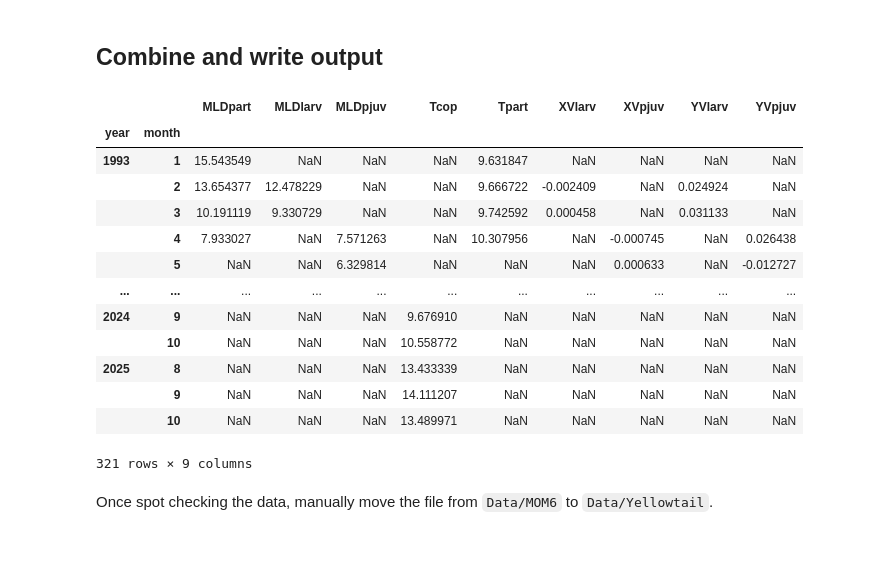
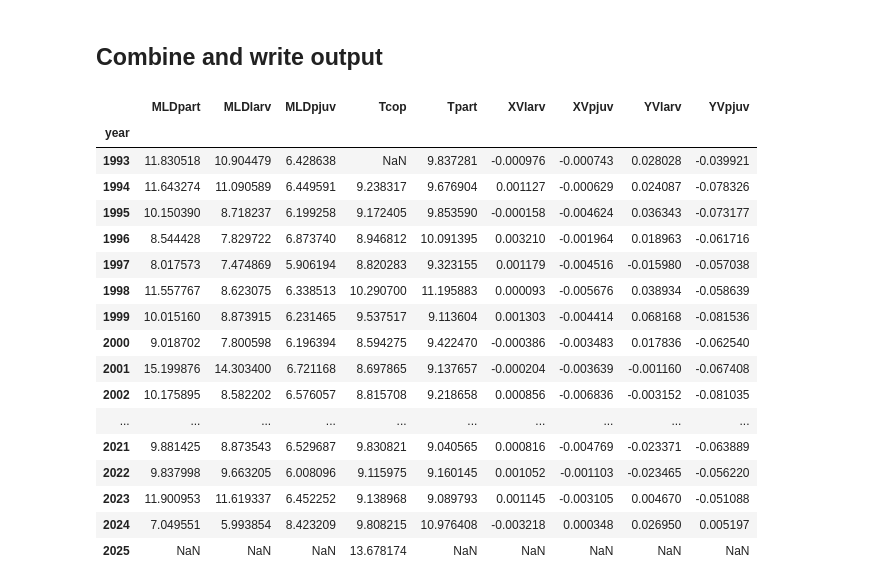
Before and after one commit to mfeddern/OceanModelIndexComparison, a Jupyter notebook: OcModels/Src/brooke_notebooks/03-blh-process-yellowtail-MOM6.ipynb, the cells around one changed output. Saved outputs shown, nothing was run; the diff lists cells and outputs as text; code cells hidden in the pictures; blank space fills up the shorter version.

```diff
--- a/OcModels/Src/brooke_notebooks/03-blh-process-yellowtail-MOM6.ipynb
+++ b/OcModels/Src/brooke_notebooks/03-blh-process-yellowtail-MOM6.ipynb
@@ -294,8 +280,8 @@ Runtime: 0.02 minutes
 Runtime: 0.0 minutes
 # %%
 # temperatures
-Tcop = annual_mean_3d(ds_temp, ds_depth, "thetao", "Tcop", lifestage_dict['cop'], False, monthly_mean)
-Tpart = annual_mean_3d(ds_temp, ds_depth, "thetao", "Tpart", lifestage_dict['part'], False, monthly_mean)
+Tcop = annual_mean_3d(ds_temp, ds_depth, "thetao", "Tcop", lifestage_dict['cop'], False)
+Tpart = annual_mean_3d(ds_temp, ds_depth, "thetao", "Tpart", lifestage_dict['part'], False)
 # %% [output]
 ---Tcop---
 5549406720 records with dimensions (384, 52, 815, 341)
@@ -312,7 +298,7 @@ Runtime: 16.7 minutes
 # %%
 # X sea water velocities
-XVlarv = annual_mean_3d(ds_xv, ds_depth, "uo_rotate", "XVlarv", lifestage_dict['larv'], False, monthly_mean)
-XVpjuv = annual_mean_3d(ds_xv, ds_depth, "uo_rotate", "XVpjuv", lifestage_dict['pjuv'], False, monthly_mean)
+XVlarv = annual_mean_3d(ds_xv, ds_depth, "uo_rotate", "XVlarv", lifestage_dict['larv'], False)
+XVpjuv = annual_mean_3d(ds_xv, ds_depth, "uo_rotate", "XVpjuv", lifestage_dict['pjuv'], False)
 # %% [output]
 ---XVlarv---
 5549406720 records with dimensions (384, 52, 815, 341)
@@ -329,7 +315,7 @@ Runtime: 22.36 minutes
 # %%
 # Y sea water velocities
-YVlarv = annual_mean_3d(ds_yv, ds_depth, "vo_rotate", "YVlarv", lifestage_dict['larv'], False, monthly_mean)
-YVpjuv = annual_mean_3d(ds_yv, ds_depth, "vo_rotate", "YVpjuv", lifestage_dict['pjuv'], False, monthly_mean)
+YVlarv = annual_mean_3d(ds_yv, ds_depth, "vo_rotate", "YVlarv", lifestage_dict['larv'], False)
+YVpjuv = annual_mean_3d(ds_yv, ds_depth, "vo_rotate", "YVpjuv", lifestage_dict['pjuv'], False)
 # %% [output]
 ---YVlarv---
 5549406720 records with dimensions (384, 52, 815, 341)
@@ -350,46 +336,38 @@ For life stages where data from the prior calendar year are relevant for this ye
 
 In the future, it'd be nice to do this programatically by adding the lag to the lifestage dictionary.
 # %%
-# lag copulation data by one year
-if monthly_mean:
-    # get year from multi level index and increment by 1
-    new_index = Tcop.index.get_level_values(0).unique() + 1
-    # update year index
-    Tcop.index = Tcop.index.set_levels(new_index, level = 0)
-else:
-    # increment single level year index by 1
-    Tcop.index += 1
+# lag computation data by one year
+Tcop.index += 1
 # %% [markdown]
 ## Combine and write output
 # %%
 # merge pandas dataframes
 output_df = pd.concat([MLDpart, MLDlarv, MLDpjuv, Tcop, Tpart, XVlarv, XVpjuv, YVlarv, YVpjuv], axis = 1)
 
 # sort indices
 output_df.sort_index(inplace = True)
 
 # save result
-if monthly_mean:
-    output_df.to_csv("../../Data/MOM6/yellowtail_MOM6_monthly.csv")
-else:
-    output_df.to_csv("../../Data/MOM6/yellowtail_MOM6.csv")
+output_df.to_csv("../../Data/MOM6/yellowtail_MOM6.csv")
 
 # preview result
 output_df
 # %% [output]
-|  |  | MLDpart | MLDlarv | MLDpjuv | Tcop | Tpart | XVlarv | XVpjuv | YVlarv | YVpjuv |
-| year | month |  |  |  |  |  |  |  |  |  |
-| 1993 | 1 | 15.543549 | NaN | NaN | NaN | 9.631847 | NaN | NaN | NaN | NaN |
-|  | 2 | 13.654377 | 12.478229 | NaN | NaN | 9.666722 | -0.002409 | NaN | 0.024924 | NaN |
-|  | 3 | 10.191119 | 9.330729 | NaN | NaN | 9.742592 | 0.000458 | NaN | 0.031133 | NaN |
-|  | 4 | 7.933027 | NaN | 7.571263 | NaN | 10.307956 | NaN | -0.000745 | NaN | 0.026438 |
-|  | 5 | NaN | NaN | 6.329814 | NaN | NaN | NaN | 0.000633 | NaN | -0.012727 |
-| ... | ... | ... | ... | ... | ... | ... | ... | ... | ... | ... |
-| 2024 | 9 | NaN | NaN | NaN | 9.676910 | NaN | NaN | NaN | NaN | NaN |
-|  | 10 | NaN | NaN | NaN | 10.558772 | NaN | NaN | NaN | NaN | NaN |
-| 2025 | 8 | NaN | NaN | NaN | 13.433339 | NaN | NaN | NaN | NaN | NaN |
-|  | 9 | NaN | NaN | NaN | 14.111207 | NaN | NaN | NaN | NaN | NaN |
-|  | 10 | NaN | NaN | NaN | 13.489971 | NaN | NaN | NaN | NaN | NaN |
+|  | MLDpart | MLDlarv | MLDpjuv | Tcop | Tpart | XVlarv | XVpjuv | YVlarv | YVpjuv |
+| year |  |  |  |  |  |  |  |  |  |
+| 1993 | 11.830518 | 10.904479 | 6.428638 | NaN | 9.837281 | -0.000976 | -0.000743 | 0.028028 | -0.039921 |
+| 1994 | 11.643274 | 11.090589 | 6.449591 | 9.238317 | 9.676904 | 0.001127 | -0.000629 | 0.024087 | -0.078326 |
+| 1995 | 10.150390 | 8.718237 | 6.199258 | 9.172405 | 9.853590 | -0.000158 | -0.004624 | 0.036343 | -0.073177 |
+| 1996 | 8.544428 | 7.829722 | 6.873740 | 8.946812 | 10.091395 | 0.003210 | -0.001964 | 0.018963 | -0.061716 |
+| 1997 | 8.017573 | 7.474869 | 5.906194 | 8.820283 | 9.323155 | 0.001179 | -0.004516 | -0.015980 | -0.057038 |
+| 1998 | 11.557767 | 8.623075 | 6.338513 | 10.290700 | 11.195883 | 0.000093 | -0.005676 | 0.038934 | -0.058639 |
+| 1999 | 10.015160 | 8.873915 | 6.231465 | 9.537517 | 9.113604 | 0.001303 | -0.004414 | 0.068168 | -0.081536 |
+| 2000 | 9.018702 | 7.800598 | 6.196394 | 8.594275 | 9.422470 | -0.000386 | -0.003483 | 0.017836 | -0.062540 |
+| 2001 | 15.199876 | 14.303400 | 6.721168 | 8.697865 | 9.137657 | -0.000204 | -0.003639 | -0.001160 | -0.067408 |
+| 2002 | 10.175895 | 8.582202 | 6.576057 | 8.815708 | 9.218658 | 0.000856 | -0.006836 | -0.003152 | -0.081035 |
+| ... | ... | ... | ... | ... | ... | ... | ... | ... | ... |
+| 2021 | 9.881425 | 8.873543 | 6.529687 | 9.830821 | 9.040565 | 0.000816 | -0.004769 | -0.023371 | -0.063889 |
+| 2022 | 9.837998 | 9.663205 | 6.008096 | 9.115975 | 9.160145 | 0.001052 | -0.001103 | -0.023465 | -0.056220 |
+| 2023 | 11.900953 | 11.619337 | 6.452252 | 9.138968 | 9.089793 | 0.001145 | -0.003105 | 0.004670 | -0.051088 |
+| 2024 | 7.049551 | 5.993854 | 8.423209 | 9.808215 | 10.976408 | -0.003218 | 0.000348 | 0.026950 | 0.005197 |
+| 2025 | NaN | NaN | NaN | 13.678174 | NaN | NaN | NaN | NaN | NaN |
-321 rows × 9 columns
-# %% [markdown]
-Once spot checking the data, manually move the file from `Data/MOM6` to `Data/Yellowtail`.
```
Also changed, not shown: parts of 24 cells of this notebook, 1 other file.
